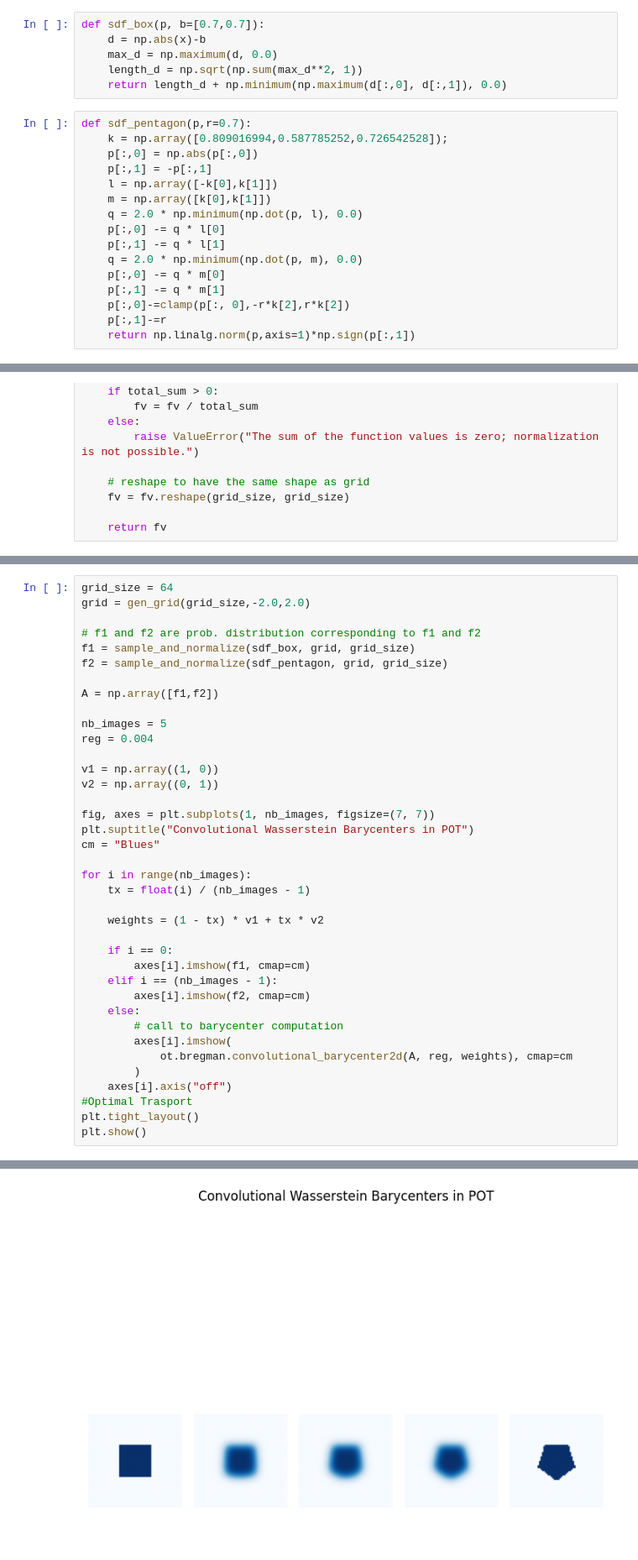
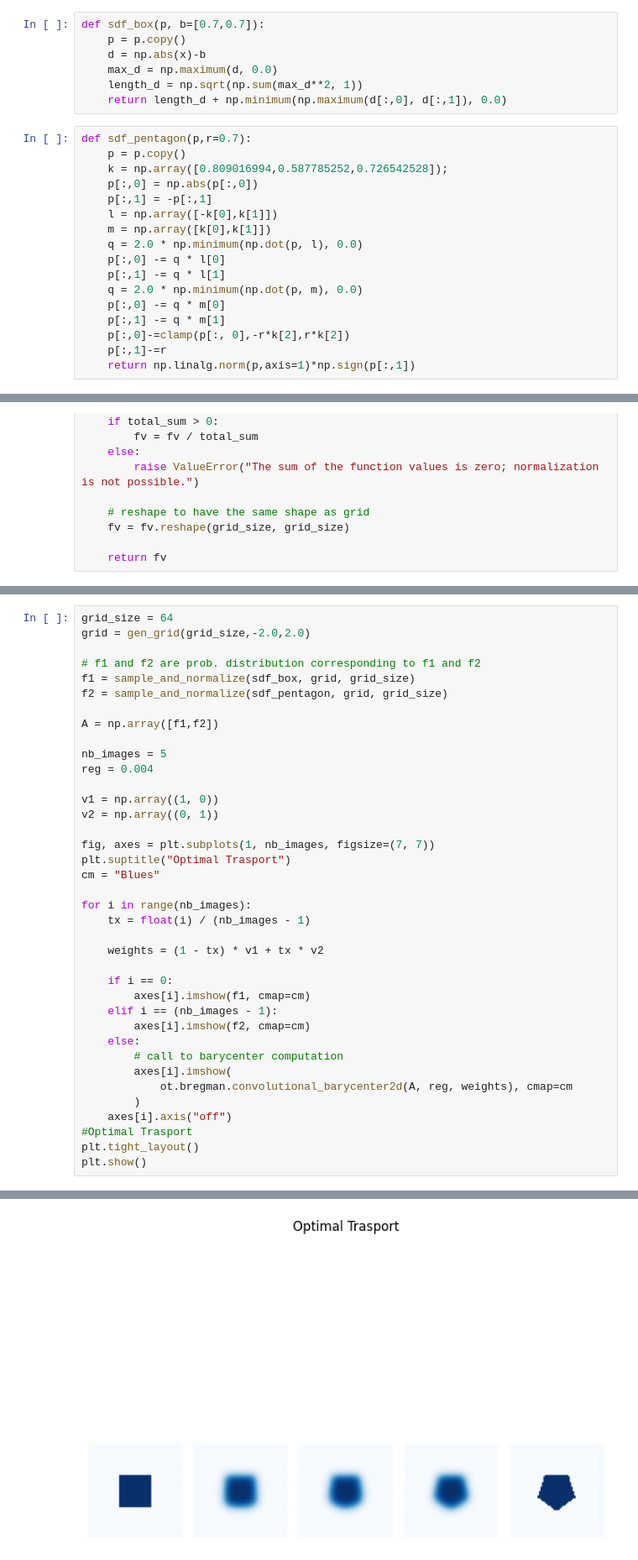
Before and after one commit to Shona173/codes, a Jupyter notebook: Comparing_Bounding_brending_and_linear_brending.ipynb, the cells around one changed output, grey strips where cells are left out. Shown at 84% size. Drawn from its saved outputs; the diff is of its cells as text.

```diff
--- a/Comparing_Bounding_brending_and_linear_brending.ipynb
+++ b/Comparing_Bounding_brending_and_linear_brending.ipynb
@@ -22,12 +22,14 @@ def clamp(value, min_val, max_val):
     return np.maximum(min_val, np.minimum(value, max_val))
 # %%
 def sdf_box(p, b=[0.7,0.7]):
+    p = p.copy()
     d = np.abs(x)-b
     max_d = np.maximum(d, 0.0)
     length_d = np.sqrt(np.sum(max_d**2, 1))
     return length_d + np.minimum(np.maximum(d[:,0], d[:,1]), 0.0)
 # %%
 def sdf_pentagon(p,r=0.7):
+    p = p.copy()
     k = np.array([0.809016994,0.587785252,0.726542528]);
     p[:,0] = np.abs(p[:,0])
     p[:,1] = -p[:,1]
@@ -175,35 +181,35 @@ reg = 0.004
 
 v1 = np.array((1, 0))
 v2 = np.array((0, 1))
 
 fig, axes = plt.subplots(1, nb_images, figsize=(7, 7))
-plt.suptitle("Convolutional Wasserstein Barycenters in POT")
+plt.suptitle("Optimal Trasport")
 cm = "Blues"
 
 for i in range(nb_images):
     tx = float(i) / (nb_images - 1)
 
     weights = (1 - tx) * v1 + tx * v2
 
     if i == 0:
         axes[i].imshow(f1, cmap=cm)
     elif i == (nb_images - 1):
         axes[i].imshow(f2, cmap=cm)
     else:
         # call to barycenter computation
         axes[i].imshow(
             ot.bregman.convolutional_barycenter2d(A, reg, weights), cmap=cm
         )
     axes[i].axis("off")
 #Optimal Trasport
 plt.tight_layout()
 plt.show()
 # %% [output]
 (4096, 2)
 (4096,)
 (4096, 2)
 (4096,)
-[figure, old version]
+[figure, new version]
 # %%
 grid_size = 64
 
```
Also changed, not shown: parts of 5 cells of this notebook.
